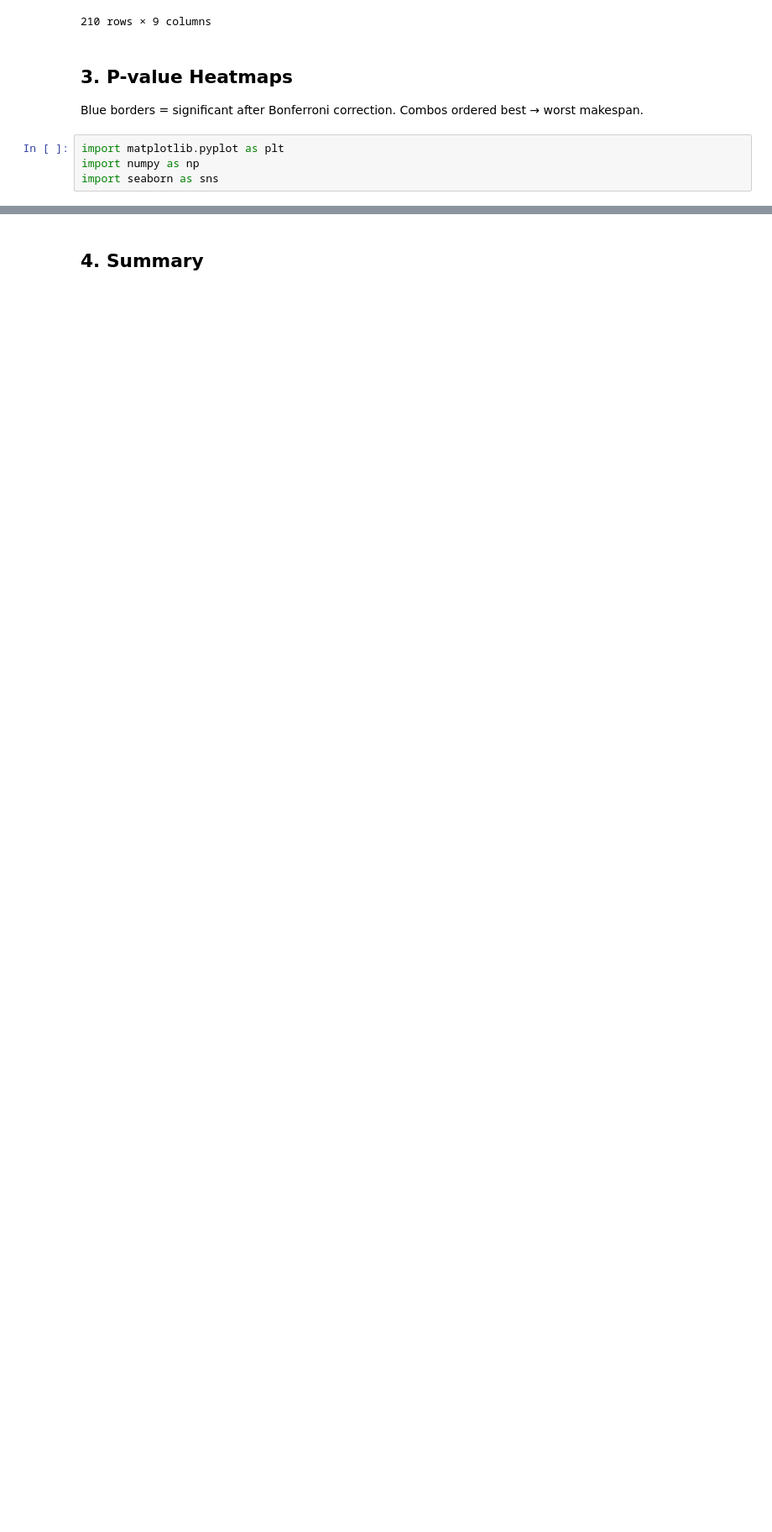
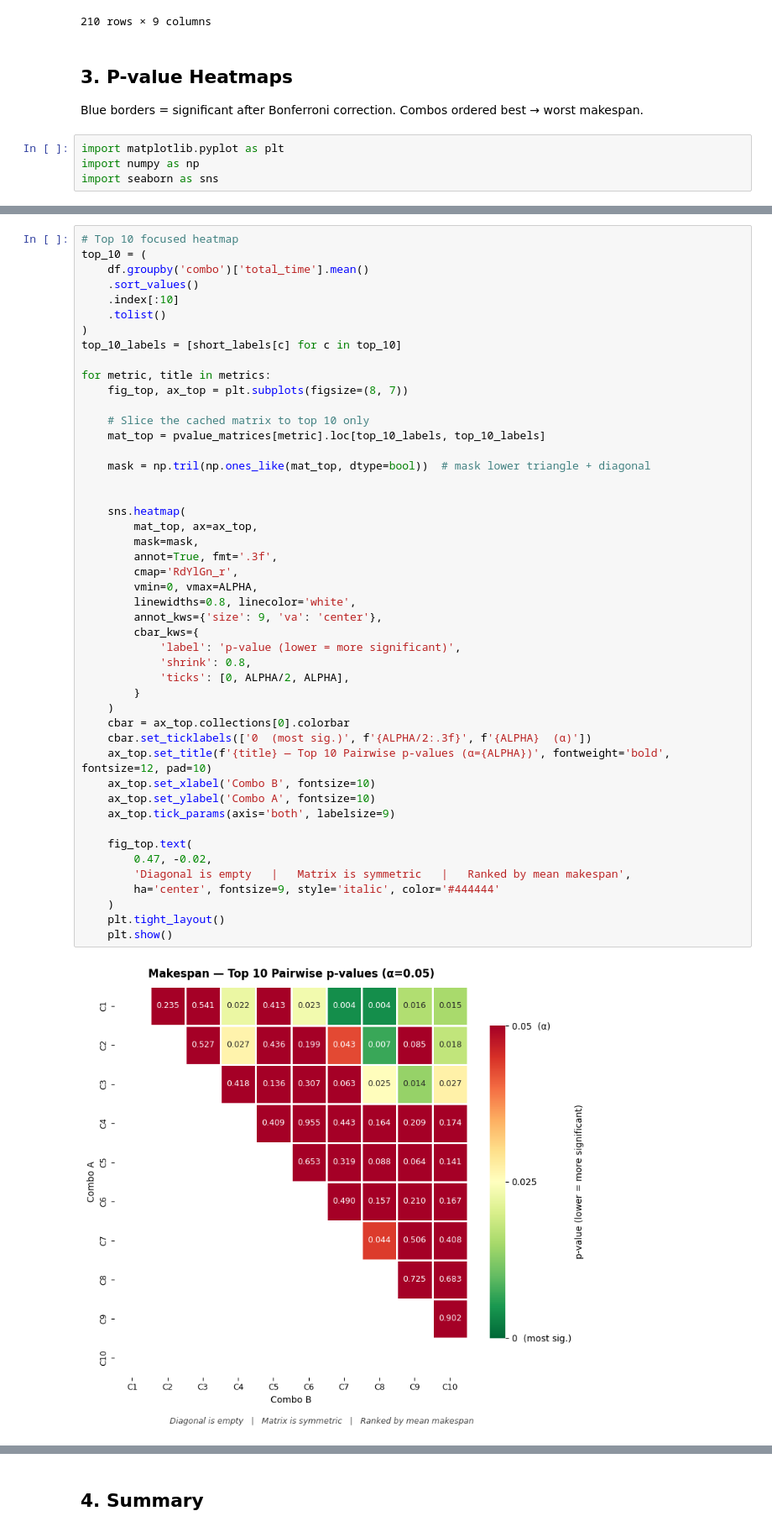
Before and after one commit to PatrickBennett7/MSE433-Case3-Conveyor-Simulation, a Jupyter notebook: statistical_analysis.ipynb, the cells around one changed output, grey strips where cells are left out. Shown at 84% size. Saved outputs shown, nothing was run; the diff lists cells and outputs as text; blank space fills up the shorter version.

```diff
--- a/statistical_analysis.ipynb
+++ b/statistical_analysis.ipynb
@@ -472,0 +469,49 @@ Saved: pvalue_heatmaps_significant.png
+# %%
+# Top 10 focused heatmap
+top_10 = (
+    df.groupby('combo')['total_time'].mean()
+    .sort_values()
+    .index[:10]
+    .tolist()
+)
+top_10_labels = [short_labels[c] for c in top_10]
+
+for metric, title in metrics:
+    fig_top, ax_top = plt.subplots(figsize=(8, 7))
+
+    # Slice the cached matrix to top 10 only
+    mat_top = pvalue_matrices[metric].loc[top_10_labels, top_10_labels]
+
+    mask = np.tril(np.ones_like(mat_top, dtype=bool))  # mask lower triangle + diagonal
+
+
+    sns.heatmap(
+        mat_top, ax=ax_top,
+        mask=mask,
+        annot=True, fmt='.3f',
+        cmap='RdYlGn_r',
+        vmin=0, vmax=ALPHA,
+        linewidths=0.8, linecolor='white',
+        annot_kws={'size': 9, 'va': 'center'},
+        cbar_kws={
+            'label': 'p-value (lower = more significant)',
+            'shrink': 0.8,
+            'ticks': [0, ALPHA/2, ALPHA],
+        }
+    )
+    cbar = ax_top.collections[0].colorbar
+    cbar.set_ticklabels(['0  (most sig.)', f'{ALPHA/2:.3f}', f'{ALPHA}  (α)'])
+    ax_top.set_title(f'{title} — Top 10 Pairwise p-values (α={ALPHA})', fontweight='bold', fontsize=12, pad=10)
+    ax_top.set_xlabel('Combo B', fontsize=10)
+    ax_top.set_ylabel('Combo A', fontsize=10)
+    ax_top.tick_params(axis='both', labelsize=9)
+
+    fig_top.text(
+        0.47, -0.02,
+        'Diagonal is empty   |   Matrix is symmetric   |   Ranked by mean makespan',
+        ha='center', fontsize=9, style='italic', color='#444444'
+    )
+    plt.tight_layout()
+    plt.show()
+# %% [output]
+[figure, added]
```
Also changed, not shown: parts of 6 cells of this notebook.
